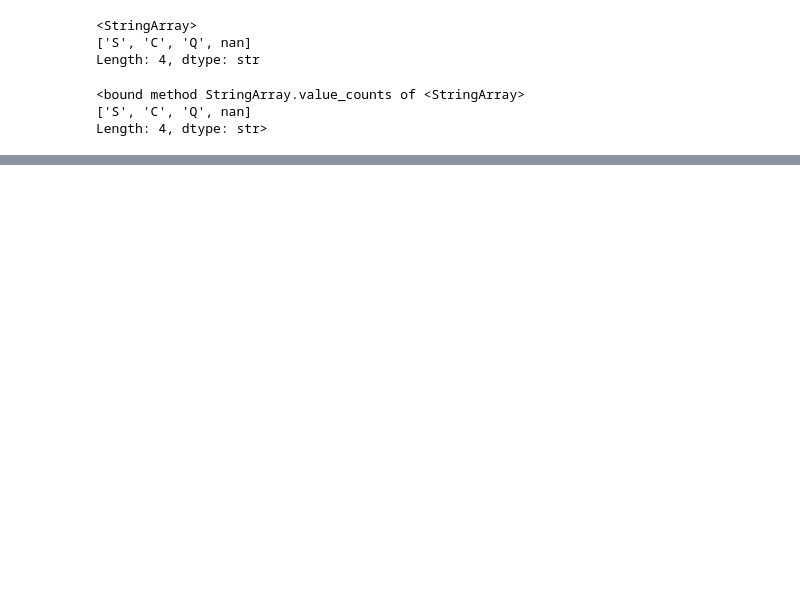
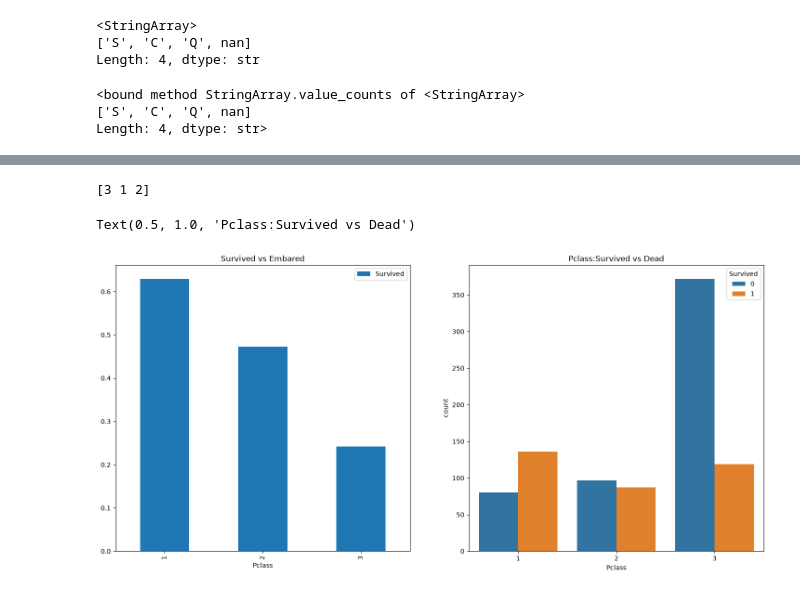
Before and after one commit to Z0mb-s/Titanic_kaggle, a Jupyter notebook: ML/testing_data.ipynb, the cells around one changed output, grey strips where cells are left out. Saved outputs shown, nothing was run; the diff lists cells and outputs as text; code cells hidden in the pictures; blank space fills up the shorter version.

```diff
--- a/ML/testing_data.ipynb
+++ b/ML/testing_data.ipynb
@@ -159,0 +114,13 @@ dtype: int64
+# %%
+#woman survived in 0.75, man in last. In all count of womans and mans, mans survived 100 in 500 mans and womans 250 in 350 thats huge gap
+#how class of ticket affects to survive
+print(df['Pclass'].unique()) #unique classes of tickets
+f,ax=plt.subplots(1,2,figsize=(18,8))
+df[['Pclass','Survived']].groupby(['Pclass']).mean().plot.bar(ax=ax[0])
+ax[0].set_title('Survived vs Embared')
+sns.countplot(x='Pclass',hue='Survived',data=df,ax=ax[1])
+ax[1].set_title('Pclass:Survived vs Dead')
+# %% [output]
+[3 1 2]
+Text(0.5, 1.0, 'Pclass:Survived vs Dead')
+[figure, added]
```
Also changed, not shown: parts of 15 cells of this notebook, 12 other files.
